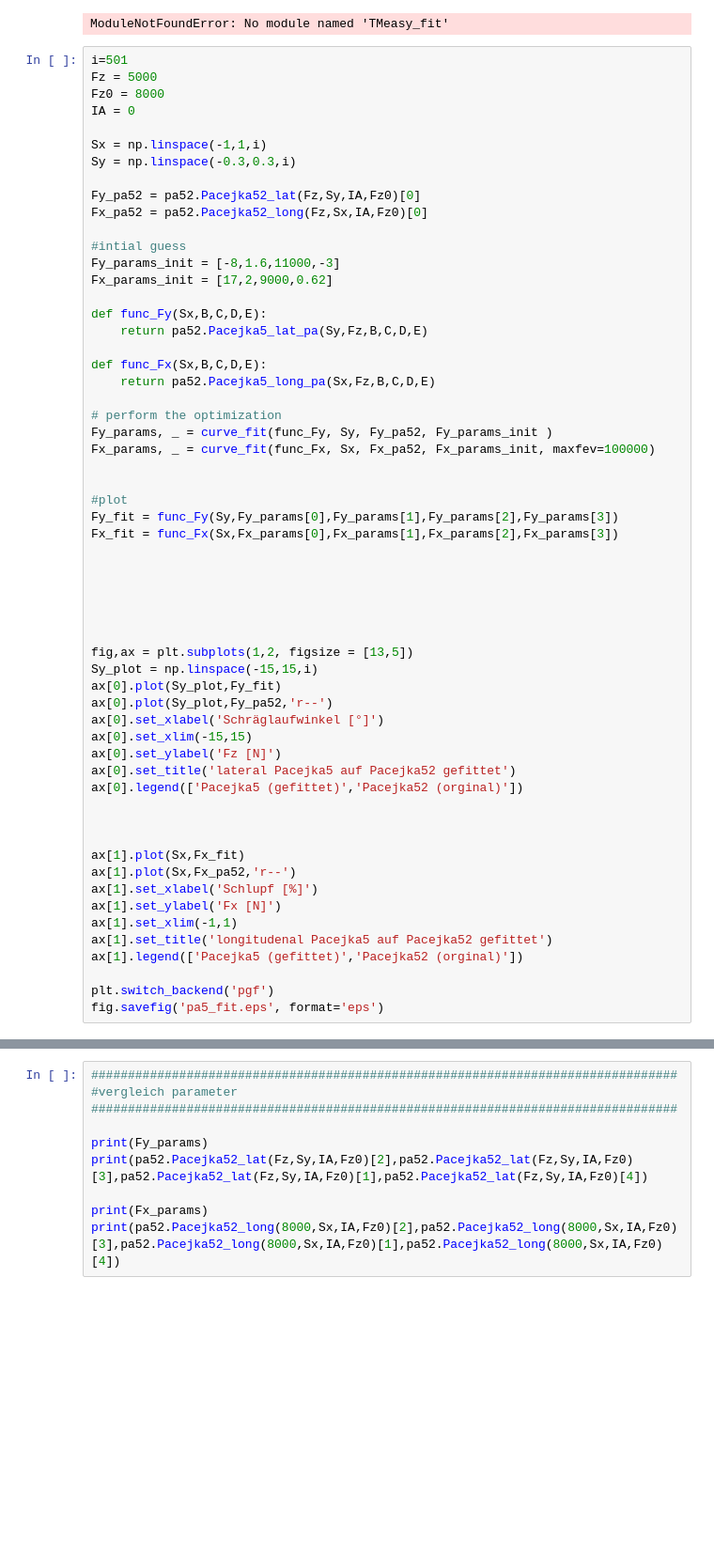
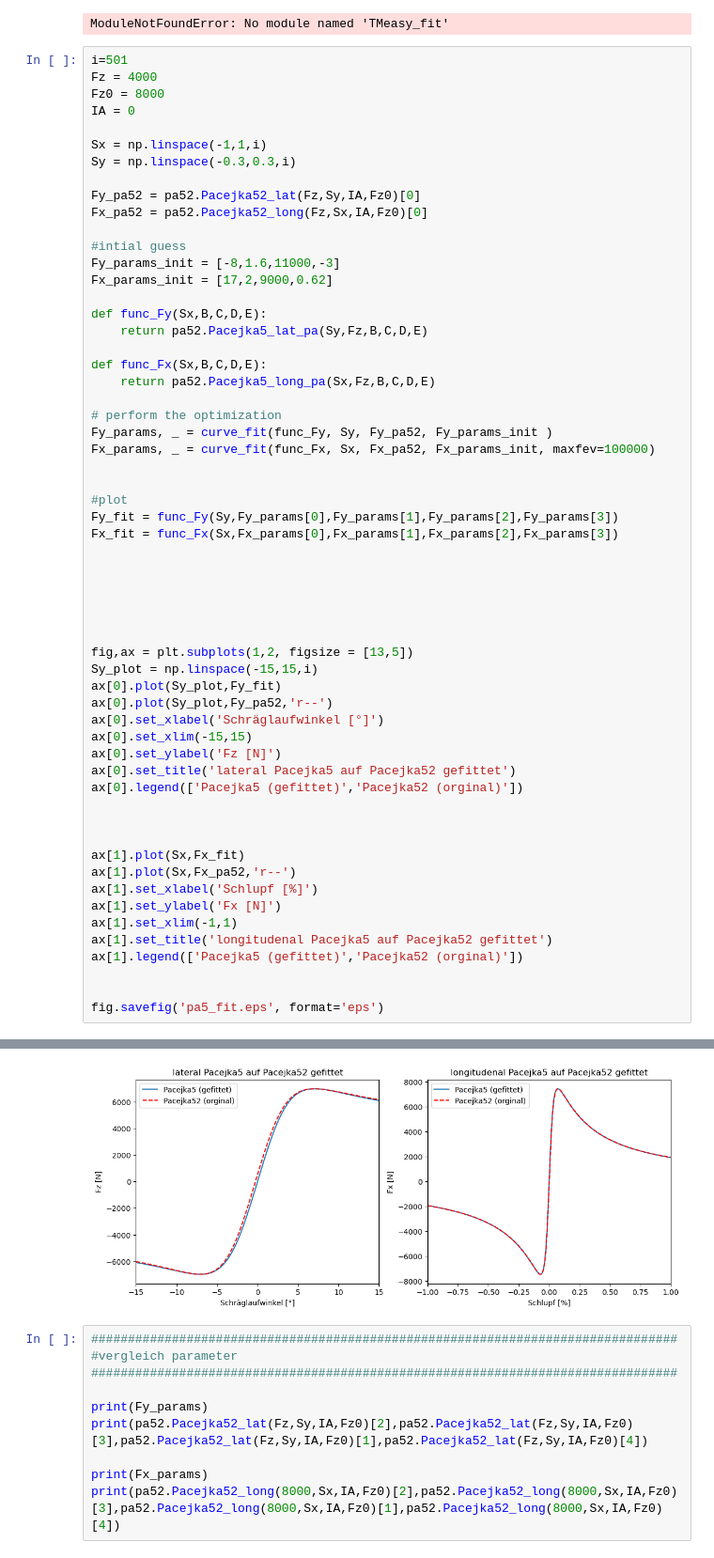
Before and after one commit to BenediktRuhland/SA-Tire-model, a Jupyter notebook: model/MFsimpel_fit.ipynb, the cells around one changed output, grey strips where cells are left out. Shown: that part at 94% size. Saved outputs shown, nothing was run; the diff lists cells and outputs as text; blank space fills up the shorter version.

```diff
--- a/model/MFsimpel_fit.ipynb
+++ b/model/MFsimpel_fit.ipynb
@@ -15,7 +15,7 @@ i=501
 ModuleNotFoundError: No module named 'TMeasy_fit'
 # %%
 i=501
-Fz = 5000
+Fz = 4000
 Fz0 = 8000
 IA = 0
 
@@ -69,5 +69,6 @@ ax[1].set_xlim(-1,1)
 ax[1].set_title('longitudenal Pacejka5 auf Pacejka52 gefittet')
 ax[1].legend(['Pacejka5 (gefittet)','Pacejka52 (orginal)'])
 
-plt.switch_backend('pgf')
+
 fig.savefig('pa5_fit.eps', format='eps')
+# %% [output]
@@ -74,3 +76,4 @@ fig.savefig('pa5_fit.eps', format='eps')
+[figure, added]
 # %%
 ################################################################################
 #vergleich parameter
```
Also changed, not shown: parts of 5 cells of this notebook, 5 other files.
